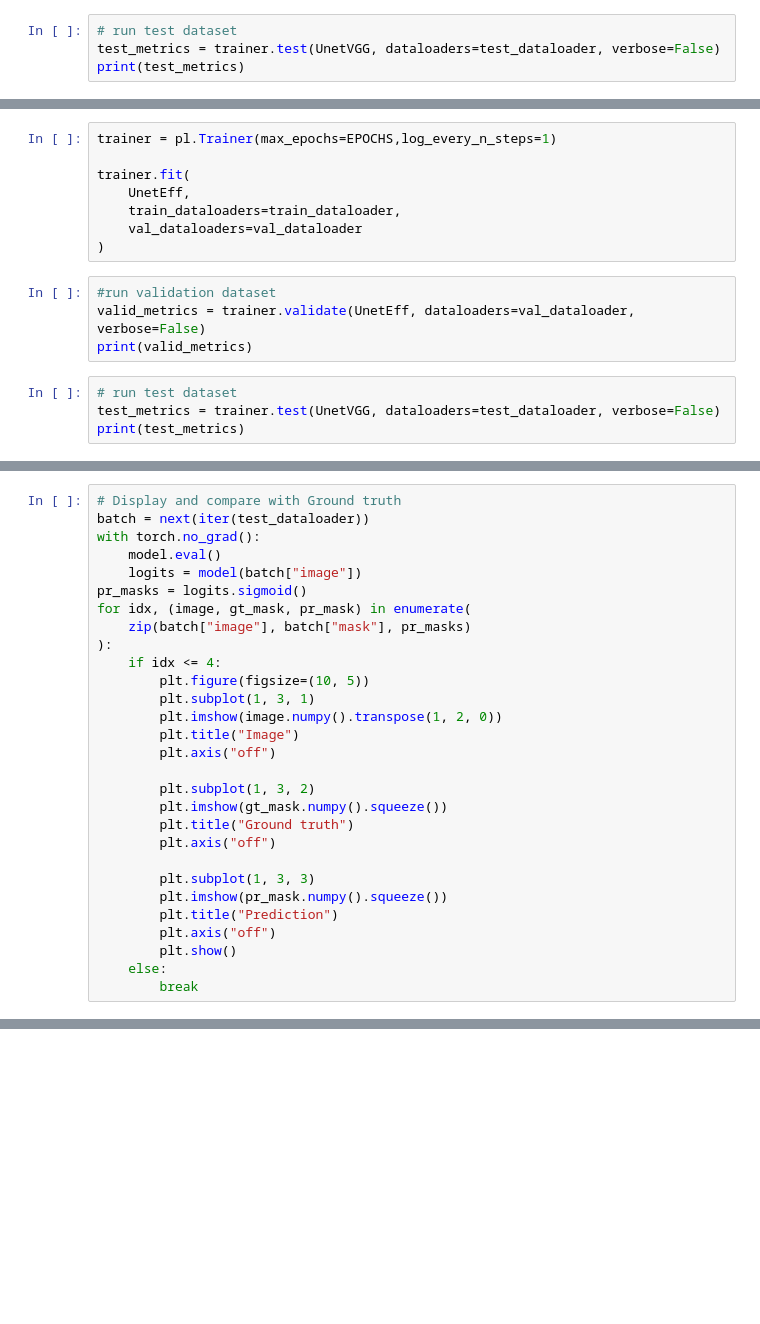
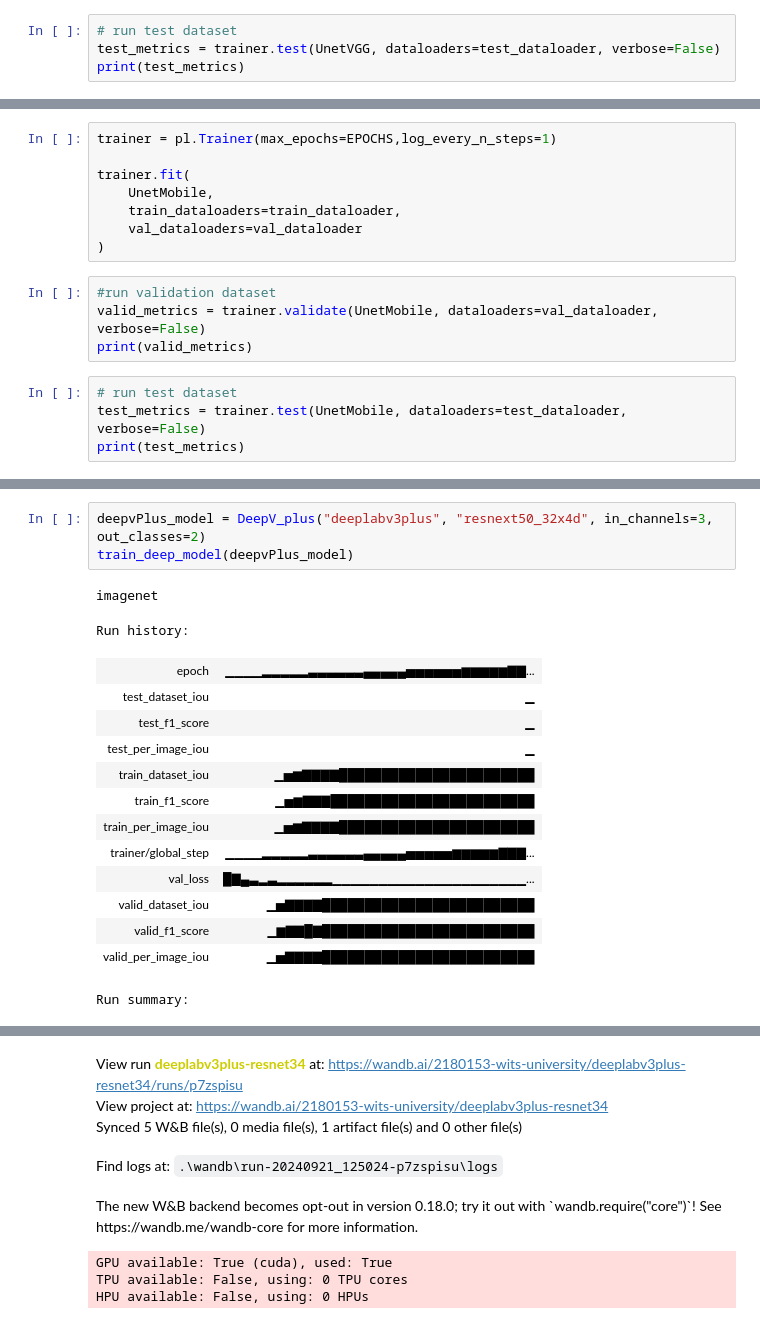
Before and after one commit to Oriinga/ComputerVisionLab, a Jupyter notebook: Lab3/Lab3.ipynb, the cells around one changed output, grey strips where cells are left out. Drawn from its saved outputs; the diff is of its cells as text; blank space fills up the shorter version.

```diff
--- a/Lab3/Lab3.ipynb
+++ b/Lab3/Lab3.ipynb
@@ -1112,15 +1016,15 @@ UnetEff = UnetPlus("Unet","efficientnet-b7",3,1)
 trainer = pl.Trainer(max_epochs=EPOCHS,log_every_n_steps=1)
 
 trainer.fit(
-    UnetEff,
+    UnetMobile,
     train_dataloaders=train_dataloader,
     val_dataloaders=val_dataloader
 )
 # %%
 #run validation dataset
-valid_metrics = trainer.validate(UnetEff, dataloaders=val_dataloader, verbose=False)
+valid_metrics = trainer.validate(UnetMobile, dataloaders=val_dataloader, verbose=False)
 print(valid_metrics)
 # %%
 # run test dataset
-test_metrics = trainer.test(UnetVGG, dataloaders=test_dataloader, verbose=False)
+test_metrics = trainer.test(UnetMobile, dataloaders=test_dataloader, verbose=False)
 print(test_metrics)
@@ -1133,30 +1040 @@ commit_info = smp_model.save_pretrained(
 )
-# %%
-# Display and compare with Ground truth
-batch = next(iter(test_dataloader))
-with torch.no_grad():
-    model.eval()
-    logits = model(batch["image"])
-pr_masks = logits.sigmoid()
-for idx, (image, gt_mask, pr_mask) in enumerate(
-    zip(batch["image"], batch["mask"], pr_masks)
-):
-    if idx <= 4:
-        plt.figure(figsize=(10, 5))
-        plt.subplot(1, 3, 1)
-        plt.imshow(image.numpy().transpose(1, 2, 0))
-        plt.title("Image")
-        plt.axis("off")
-
-        plt.subplot(1, 3, 2)
-        plt.imshow(gt_mask.numpy().squeeze())
-        plt.title("Ground truth")
-        plt.axis("off")
-
-        plt.subplot(1, 3, 3)
-        plt.imshow(pr_mask.numpy().squeeze())
-        plt.title("Prediction")
-        plt.axis("off")
-        plt.show()
-    else:
-        break
@@ -1162,0 +1346,19 @@ for idx, (image, gt_mask, pr_mask) in enumerate(
+# %%
+deepvPlus_model = DeepV_plus("deeplabv3plus", "resnext50_32x4d", in_channels=3, out_classes=2)
+train_deep_model(deepvPlus_model)
+# %% [output]
+imagenet
+Run history:
+| epoch | ▁▁▁▁▂▂▂▂▂▃▃▃▃▃▃▄▄▄▄▄▅▅▅▅▅▅▆▆▆▆▆▇▇... |
+| test_dataset_iou | ▁ |
+| test_f1_score | ▁ |
+| test_per_image_iou | ▁ |
+| train_dataset_iou | ▁▅▆▇▇▇▇███████████████████████ |
+| train_f1_score | ▁▅▆▇▇▇████████████████████████ |
+| train_per_image_iou | ▁▅▆▇▇▇▇███████████████████████ |
+| trainer/global_step | ▁▁▁▁▂▂▂▂▂▃▃▃▃▃▃▄▄▄▄▄▅▅▅▅▅▆▆▆▆▆▇▇▇... |
+| val_loss | █▇▄▃▂▃▂▂▂▂▂▂▁▁▁▁▁▁▁▁▁▁▁▁▁▁▁▁▁▁▁▁▁... |
+| valid_dataset_iou | ▁▅▇▇▇▇█████████████████████████ |
+| valid_f1_score | ▁▆▇▇█▇█████████████████████████ |
+| valid_per_image_iou | ▁▅▇▇▇▇█████████████████████████ |
+Run summary:
@@ -1162,0 +1377,8 @@ for idx, (image, gt_mask, pr_mask) in enumerate(
+View run deeplabv3plus-resnet34 at: https://wandb.ai/2180153-wits-university/deeplabv3plus-resnet34/runs/p7zspisu
+View project at: https://wandb.ai/2180153-wits-university/deeplabv3plus-resnet34
+Synced 5 W&B file(s), 0 media file(s), 1 artifact file(s) and 0 other file(s)
+Find logs at: .\wandb\run-20240921_125024-p7zspisu\logs
+The new W&B backend becomes opt-out in version 0.18.0; try it out with `wandb.require("core")`! See https://wandb.me/wandb-core for more information.
+GPU available: True (cuda), used: True
+TPU available: False, using: 0 TPU cores
+HPU available: False, using: 0 HPUs
```
Also changed, not shown: parts of 27 cells of this notebook, 1 other file.
